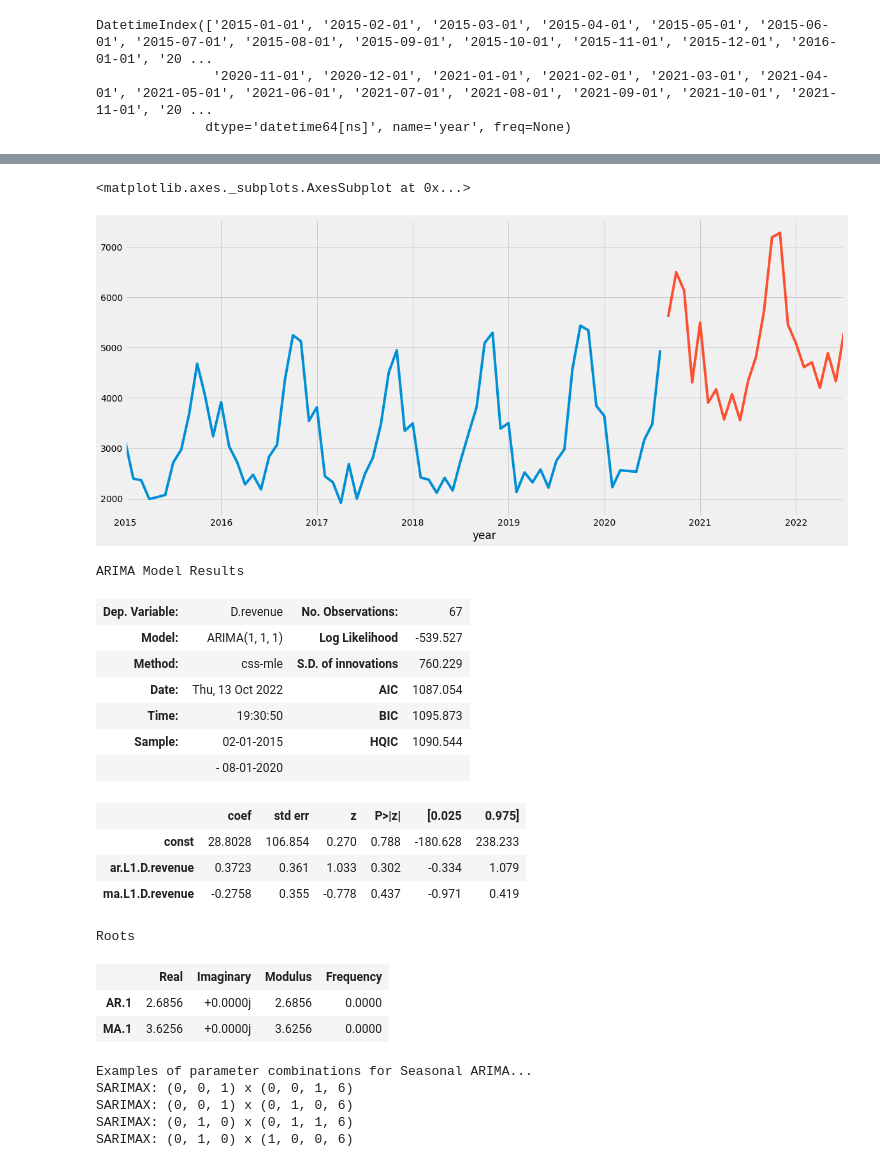
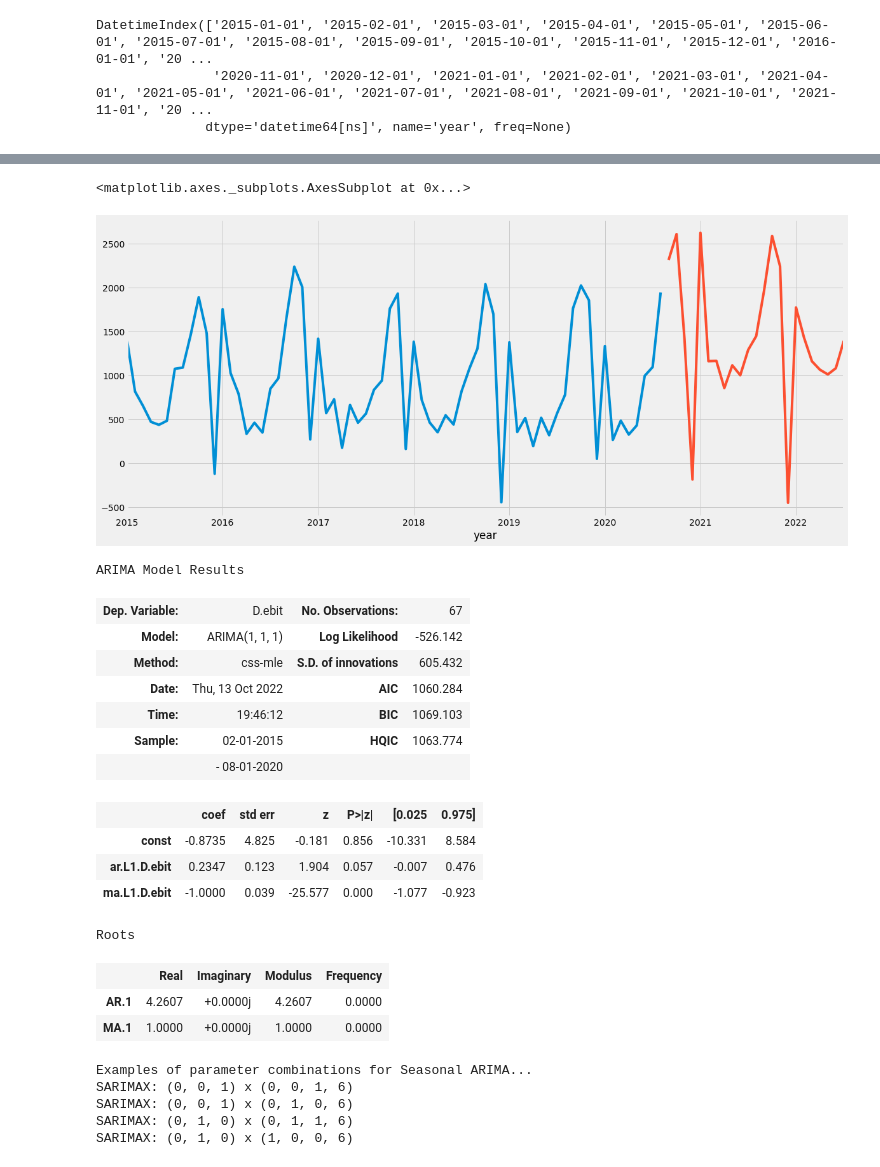
Before and after one commit to dkjastpe/dkjastpe, a Jupyter notebook: Financial_Forecasting_Model_Internship.ipynb, the cells around one changed output, grey strips where cells are left out. Saved outputs shown, nothing was run; the diff lists cells and outputs as text; code cells hidden in the pictures.

```diff
--- a/Financial_Forecasting_Model_Internship.ipynb
+++ b/Financial_Forecasting_Model_Internship.ipynb
@@ -29,8 +29,8 @@ import matplotlib
 import seaborn as sns
 # %%
 #Data
-df = pd.read_csv("data/revenue.csv", delimiter=";", decimal=",")
-df.columns = ['year','revenue']
+df = pd.read_csv("data/ebit.csv", delimiter=";", decimal=",")
+df.columns = ['year','ebit']
 df.head(3)
 df.describe()
 # %% [output]
@@ -169,14 +169,14 @@ pyplot.show()
 # %%
 #divide into train and validation set
 train = y[:int(0.75*(len(y)))]
 valid = y[int(0.75*(len(y))):]
 
 #plotting the data
-train['revenue'].plot()
-valid['revenue'].plot()
+train['ebit'].plot()
+valid['ebit'].plot()
 # %% [output]
 <matplotlib.axes._subplots.AxesSubplot at 0x...>
-[figure, old version]
+[figure, new version]
 # %%
 # ARIMA example
 from statsmodels.tsa.arima_model import ARIMA
@@ -190,21 +190,21 @@ model_fit = model.fit(disp=1)
 model_fit.summary()
 # %% [output]
 ARIMA Model Results
-| Dep. Variable: | D.revenue | No. Observations: | 67 |
-| Model: | ARIMA(1, 1, 1) | Log Likelihood | -539.527 |
-| Method: | css-mle | S.D. of innovations | 760.229 |
-| Date: | Thu, 13 Oct 2022 | AIC | 1087.054 |
-| Time: | 19:30:50 | BIC | 1095.873 |
-| Sample: | 02-01-2015 | HQIC | 1090.544 |
+| Dep. Variable: | D.ebit | No. Observations: | 67 |
+| Model: | ARIMA(1, 1, 1) | Log Likelihood | -526.142 |
+| Method: | css-mle | S.D. of innovations | 605.432 |
+| Date: | Thu, 13 Oct 2022 | AIC | 1060.284 |
+| Time: | 19:46:12 | BIC | 1069.103 |
+| Sample: | 02-01-2015 | HQIC | 1063.774 |
 |  | - 08-01-2020 |  |  |
 |  | coef | std err | z | P>|z| | [0.025 | 0.975] |
-| const | 28.8028 | 106.854 | 0.270 | 0.788 | -180.628 | 238.233 |
-| ar.L1.D.revenue | 0.3723 | 0.361 | 1.033 | 0.302 | -0.334 | 1.079 |
-| ma.L1.D.revenue | -0.2758 | 0.355 | -0.778 | 0.437 | -0.971 | 0.419 |
+| const | -0.8735 | 4.825 | -0.181 | 0.856 | -10.331 | 8.584 |
+| ar.L1.D.ebit | 0.2347 | 0.123 | 1.904 | 0.057 | -0.007 | 0.476 |
+| ma.L1.D.ebit | -1.0000 | 0.039 | -25.577 | 0.000 | -1.077 | -0.923 |
 Roots
 |  | Real | Imaginary | Modulus | Frequency |
-| AR.1 | 2.6856 | +0.0000j | 2.6856 | 0.0000 |
-| MA.1 | 3.6256 | +0.0000j | 3.6256 | 0.0000 |
+| AR.1 | 4.2607 | +0.0000j | 4.2607 | 0.0000 |
+| MA.1 | 1.0000 | +0.0000j | 1.0000 | 0.0000 |
 # %%
 #SARIMA Modeling
 p = d = q = range(0, 2)
```
Also changed, not shown: parts of 15 cells of this notebook, 2 other files.
